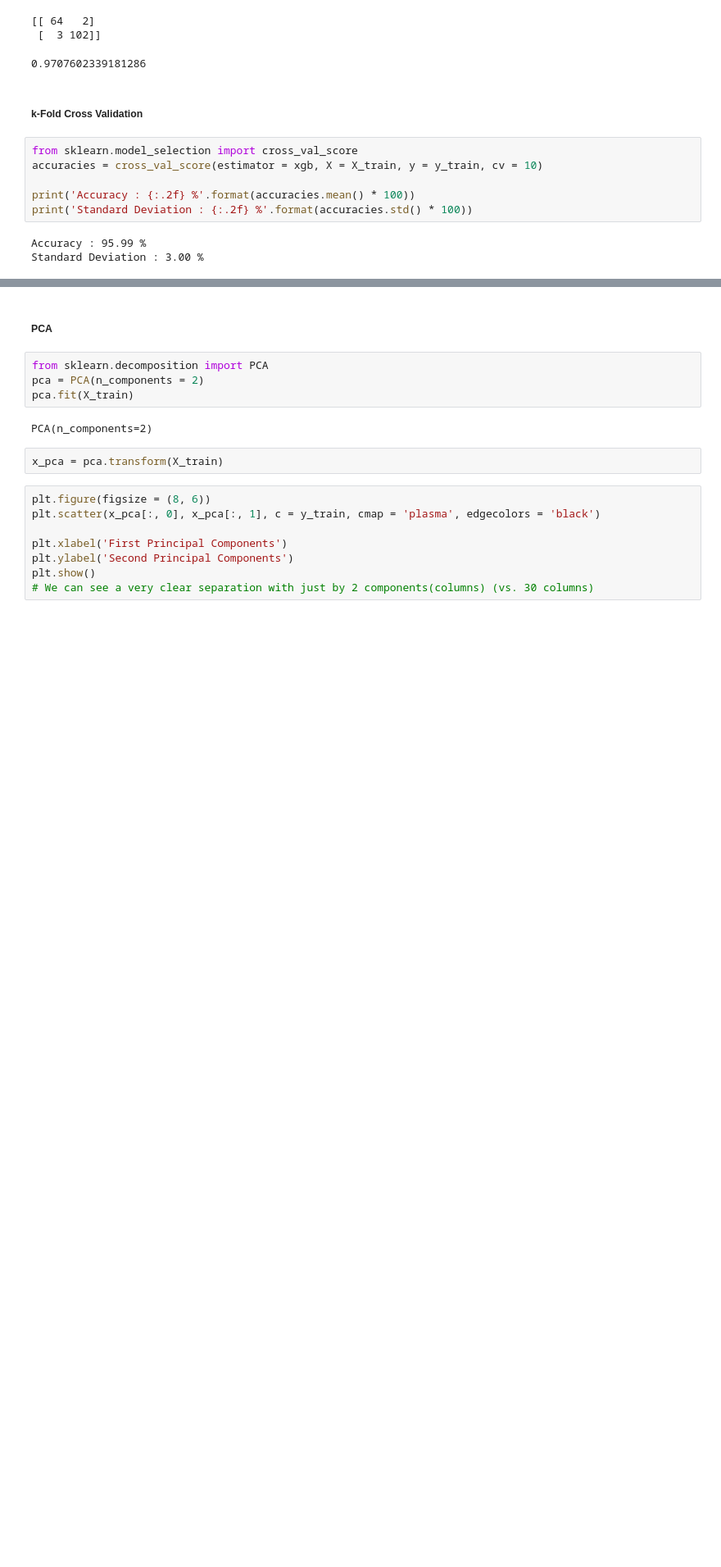
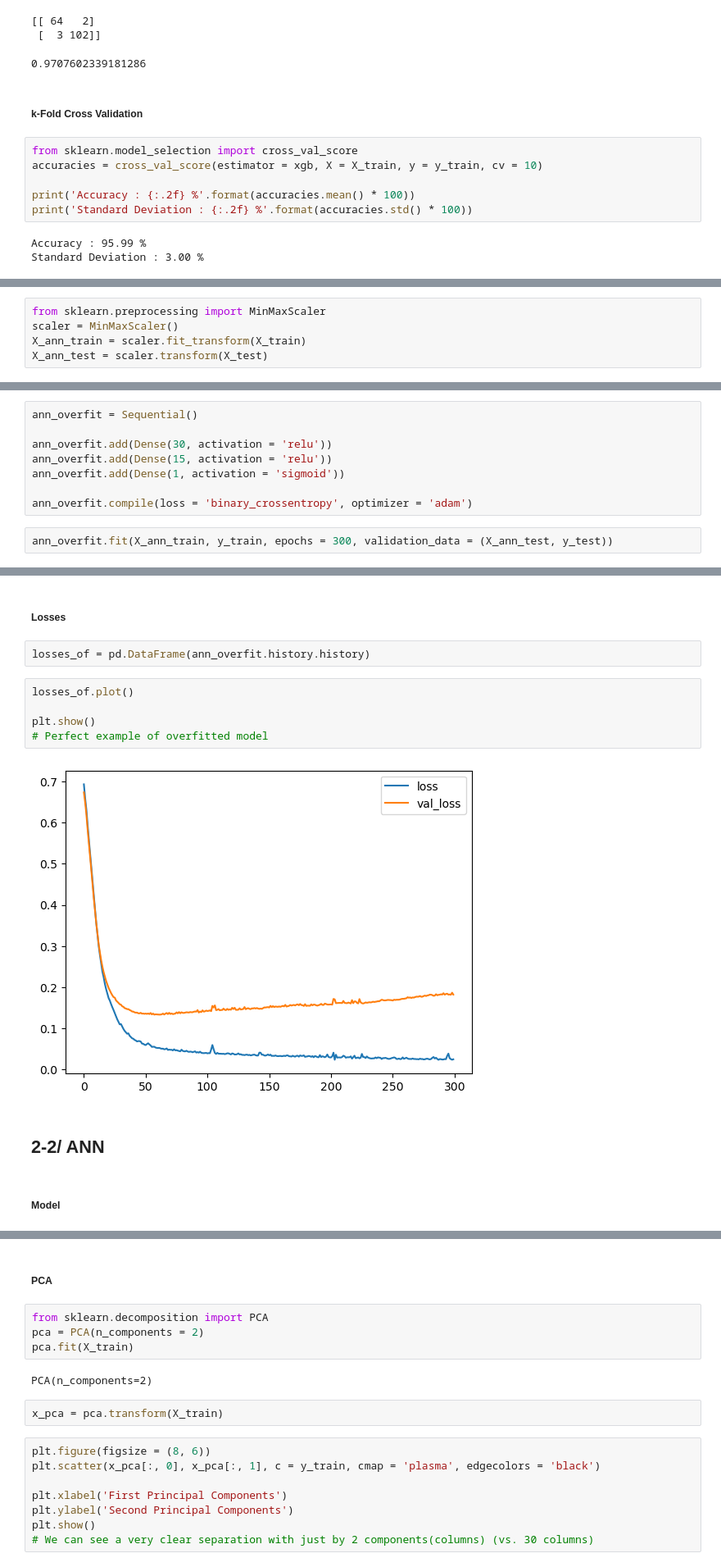
Before and after one commit to DaheeMATTANA/Python-Machine-Learning-Projects, a Jupyter notebook: Breast Cancer Prediction/Breast Cancer Prediction.ipynb, the cells around one changed output, grey strips where cells are left out. Shown at 82% size. Drawn from its saved outputs; the diff is of its cells as text; blank space fills up the shorter version.

Commit message:
adjust model

```diff
--- a/Breast Cancer Prediction/Breast Cancer Prediction.ipynb
+++ b/Breast Cancer Prediction/Breast Cancer Prediction.ipynb
@@ -135,0 +172,5 @@ Standard Deviation : 3.00 %
+# %%
+from sklearn.preprocessing import MinMaxScaler
+scaler = MinMaxScaler()
+X_ann_train = scaler.fit_transform(X_train)
+X_ann_test = scaler.transform(X_test)
@@ -135,0 +182,10 @@ Standard Deviation : 3.00 %
+# %%
+ann_overfit = Sequential()
+
+ann_overfit.add(Dense(30, activation = 'relu'))
+ann_overfit.add(Dense(15, activation = 'relu'))
+ann_overfit.add(Dense(1, activation = 'sigmoid'))
+
+ann_overfit.compile(loss = 'binary_crossentropy', optimizer = 'adam')
+# %%
+ann_overfit.fit(X_ann_train, y_train, epochs = 300, validation_data = (X_ann_test, y_test))
@@ -135,0 +211,15 @@ Standard Deviation : 3.00 %
+# %% [markdown]
+##### Losses
+# %%
+losses_of = pd.DataFrame(ann_overfit.history.history)
+# %%
+losses_of.plot()
+
+plt.show()
+# Perfect example of overfitted model
+# %% [output]
+[figure, added]
+# %% [markdown]
+## 2-2/ ANN
+# %% [markdown]
+##### Model
```
Also changed, not shown: parts of 38 cells of this notebook, 2 other files.
